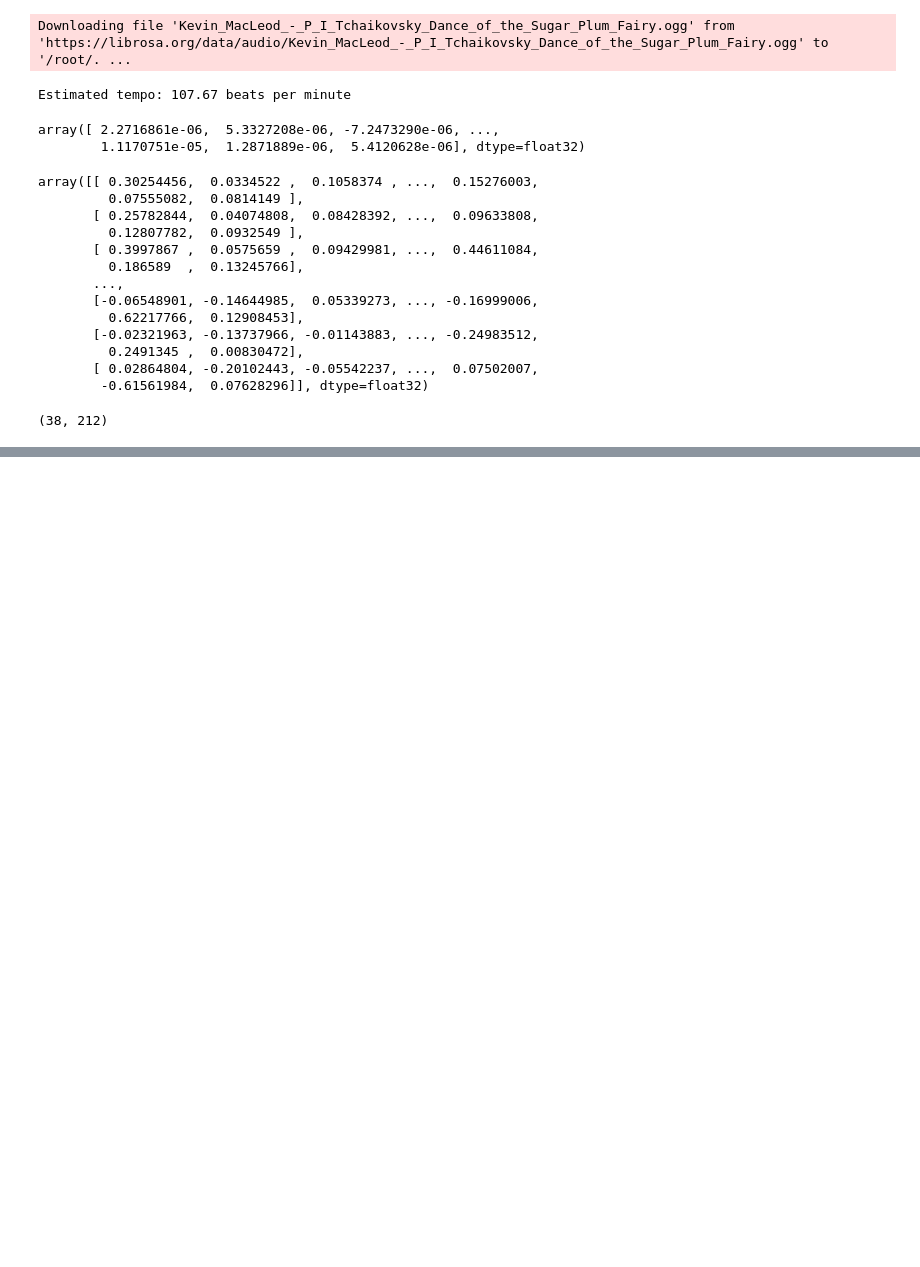
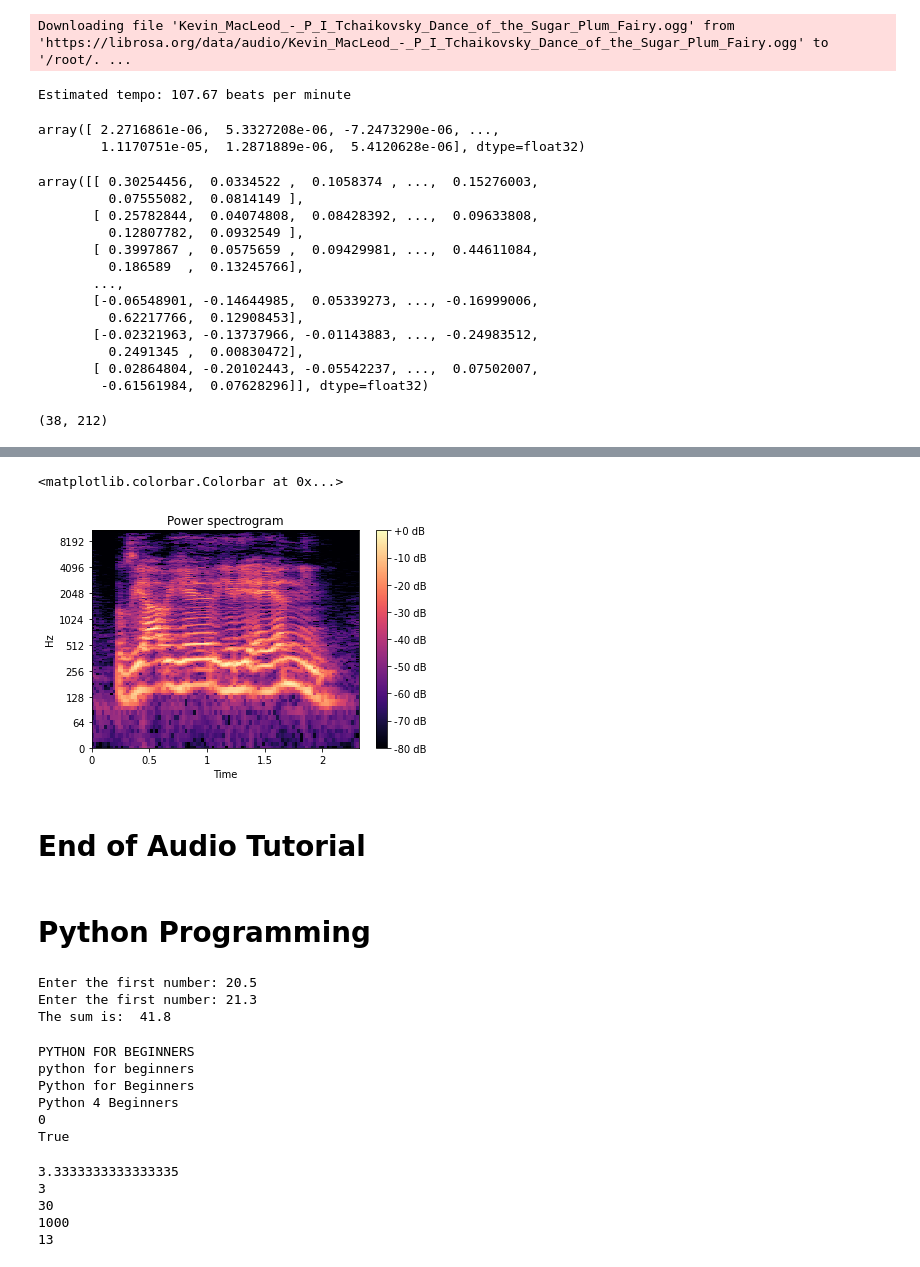
Before and after one commit to mequanent/Audio-Processing, a Jupyter notebook: Audio_Processing_Beginner.ipynb, the cells around one changed output, grey strips where cells are left out. Drawn from its saved outputs; the diff is of its cells as text; code cells hidden in the pictures; blank space fills up the shorter version.

```diff
--- a/Audio_Processing_Beginner.ipynb
+++ b/Audio_Processing_Beginner.ipynb
@@ -97,0 +202,63 @@ beat_features.shape
+# %%
+
+filename = "22_one_sentence.mp3"
+y, sr = librosa.load(filename)
+#y, sr = librosa.load(librosa.ex('trumpet'))
+S = np.abs(librosa.stft(y))
+S_left = librosa.stft(y, center=False)
+D_short = librosa.stft(y, hop_length=64)
+
+fig, ax = plt.subplots()
+img = librosa.display.specshow(librosa.amplitude_to_db(S,
+                                                       ref=np.max),
+                               y_axis='log', x_axis='time', ax=ax)
+ax.set_title('Power spectrogram')
+fig.colorbar(img, ax=ax, format="%+2.0f dB")
+# %% [output]
+<matplotlib.colorbar.Colorbar at 0x...>
+[figure, added]
+# %% [markdown]
+# **End of Audio Tutorial**
+# %% [markdown]
+# **Python Programming**
+# %%
+# type conversion
+first = float(input("Enter the first number: "))
+second = float(input("Enter the first number: "))
+sum = first + second
+print("The sum is: ", sum)
+# %% [output]
+Enter the first number: 20.5
+Enter the first number: 21.3
+The sum is:  41.8
+# %%
+# String formats/ styles
+course = "Python for Beginners"
+print(course.upper())
+print(course.lower())
+print(course)
+print(course.replace('for', '4'))
+print(course.find('Python')) # returns the starting index of the substring
+print('Python' in course) # Returns boolean value
+# %% [output]
+PYTHON FOR BEGINNERS
+python for beginners
+Python for Beginners
+Python 4 Beginners
+0
+True
+# %%
+# Operators
+print(10 / 3) # float division
+print(10 // 3) # nearest integer
+print(10 * 3) # multiplication
+print(10 ** 3) # exponent
+x = 10
+x += 3
+print(x)
+# %% [output]
+3.3333333333333335
+3
+30
+1000
+13
```
Also changed, not shown: parts of 17 cells of this notebook.
